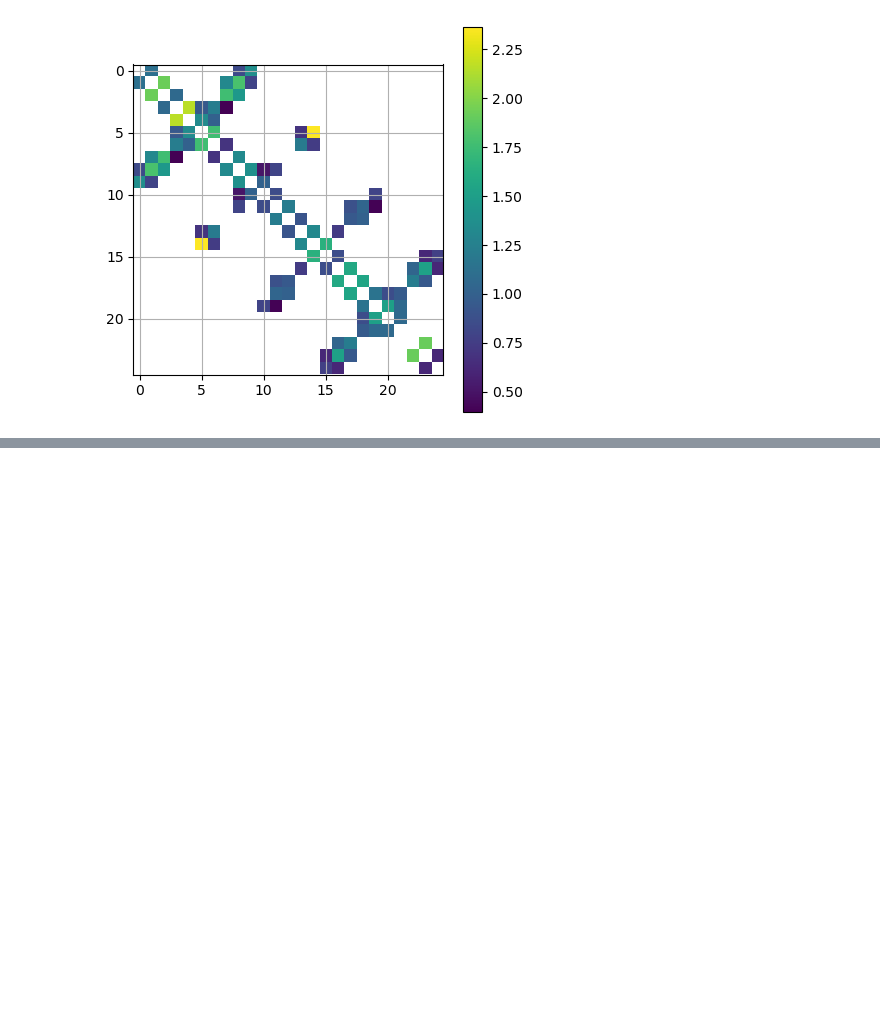
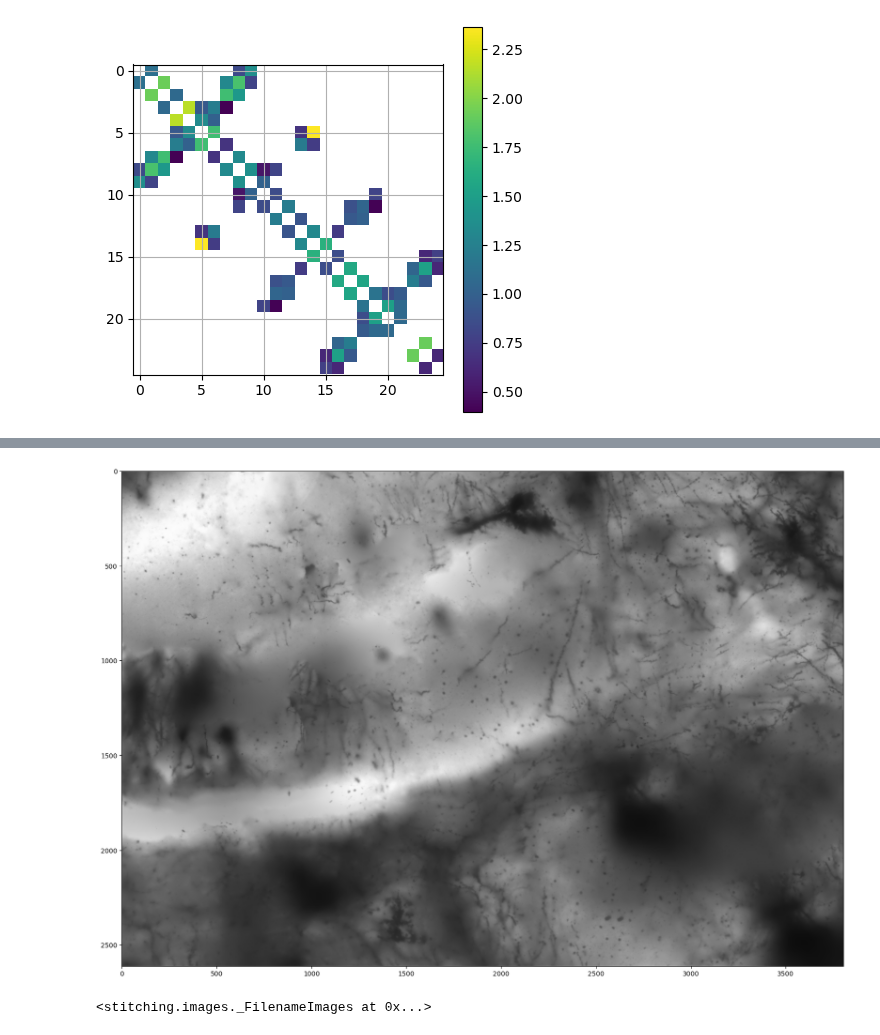
Before and after one commit to dtabuena/Workshop, a Jupyter notebook: Image/Test_Stitch.ipynb, the cells around one changed output, grey strips where cells are left out. Drawn from its saved outputs; the diff is of its cells as text; code cells hidden in the pictures; blank space fills up the shorter version.

```diff
--- a/Image/Test_Stitch.ipynb
+++ b/Image/Test_Stitch.ipynb
@@ -174,0 +233,20 @@ StitchingError: Camera parameters adjusting failed.
+# %%
+
+fig,ax=plt.subplots(5,5,figsize=(8,8))
+ax = ax.flatten()
+for i,img in enumerate(warped_final_imgs):
+    ax[order[i]].imshow(img)
+    ax[order[i]].set_xticks([])
+    ax[order[i]].set_yticks([])
+    ax[order[i]].set_title(i)
+# %%
+def plot_image(img, figsize_in_inches=(5,5)):
+    fig, ax = plt.subplots(figsize=figsize_in_inches)
+    ax.imshow(cv2.cvtColor(img, cv2.COLOR_BGR2RGB))
+    plt.show()
+
+def plot_images(imgs, figsize_in_inches=(5,5)):
+    fig, axs = plt.subplots(1, len(imgs), figsize=figsize_in_inches)
+    for col, img in enumerate(imgs):
+        axs[col].imshow(cv2.cvtColor(img, cv2.COLOR_BGR2RGB))
+    plt.show()
@@ -174,0 +329,12 @@ StitchingError: Camera parameters adjusting failed.
+# %%
+from stitching.blender import Blender
+
+blender = Blender()
+blender.prepare(final_corners, final_sizes)
+for img, mask, corner in zip(compensated_imgs, seam_masks, final_corners):
+    blender.feed(img, mask, corner)
+panorama, _ = blender.blend()
+# %%
+plot_image(panorama, (20,20))
+# %% [output]
+[figure, added]
@@ -174,0 +345,4 @@ StitchingError: Camera parameters adjusting failed.
+# %%
+images
+# %% [output]
+<stitching.images._FilenameImages at 0x...>
```
Also changed, not shown: parts of 22 cells of this notebook.
